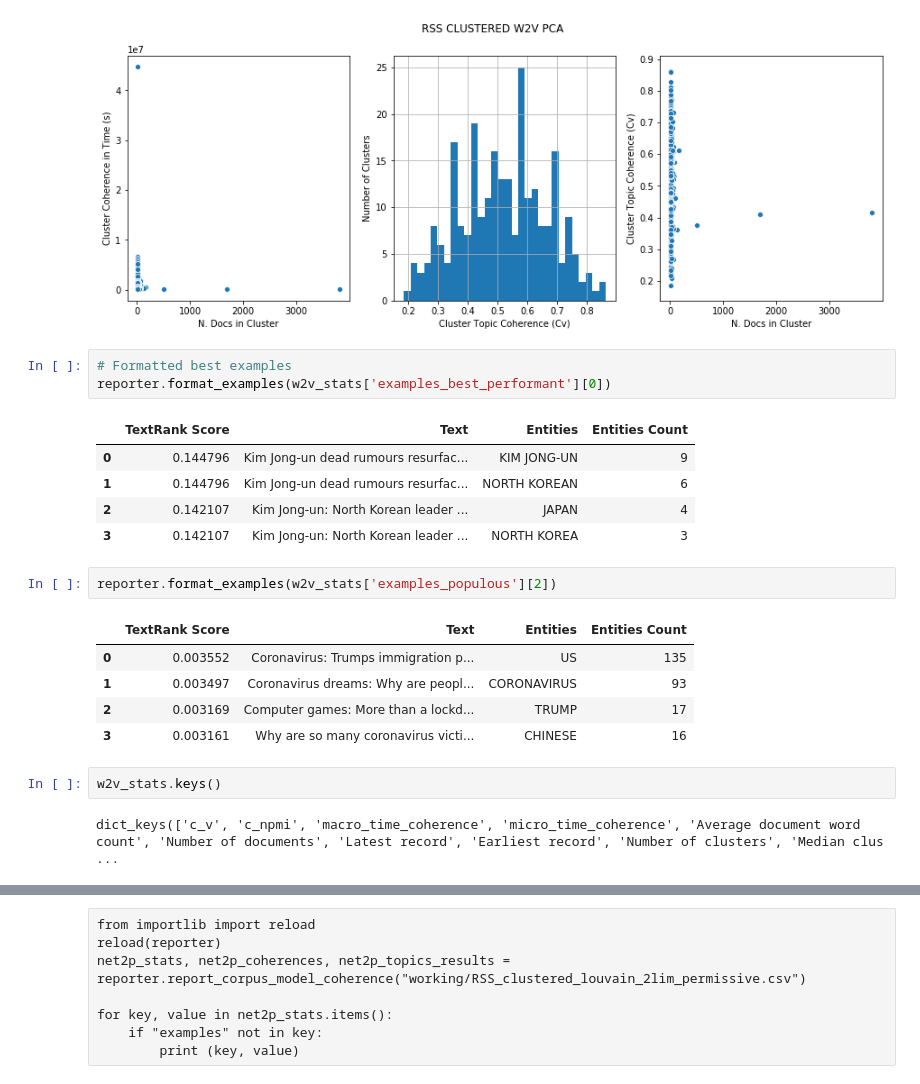
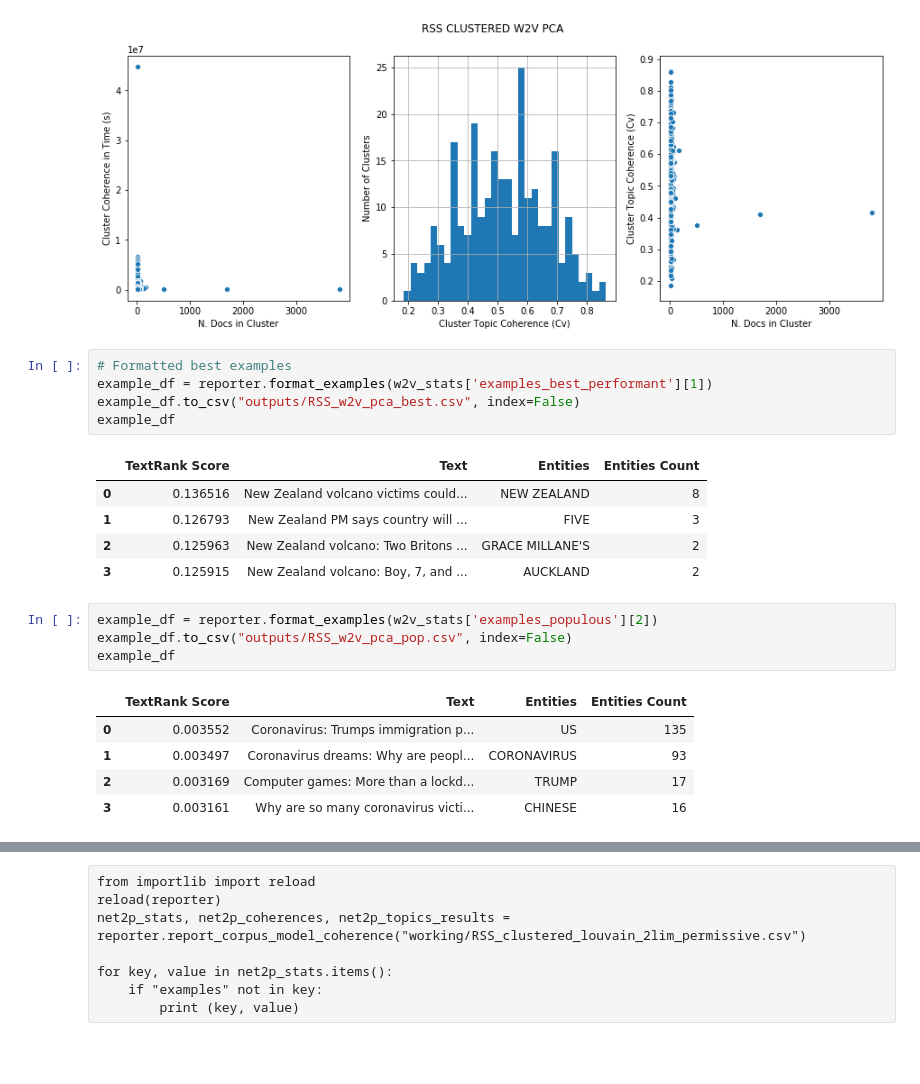
Before and after one commit to MartinChrisWood/news_crow, a Jupyter notebook: 04_clustering_metrics_RSS.ipynb, the cells around one changed output, grey strips where cells are left out. Drawn from its saved outputs; the diff is of its cells as text; blank space fills up the shorter version.

```diff
--- a/04_clustering_metrics_RSS.ipynb
+++ b/04_clustering_metrics_RSS.ipynb
@@ -33,25 +50,25 @@ Percent clustered docs 33.9
 [figure]
 # %%
 # Formatted best examples
-reporter.format_examples(w2v_stats['examples_best_performant'][0])
+example_df = reporter.format_examples(w2v_stats['examples_best_performant'][1])
+example_df.to_csv("outputs/RSS_w2v_pca_best.csv", index=False)
+example_df
 # %% [output]
 |  | TextRank Score | Text | Entities | Entities Count |
-| 0 | 0.144796 | Kim Jong-un dead rumours resurfac... | KIM JONG-UN | 9 |
-| 1 | 0.144796 | Kim Jong-un dead rumours resurfac... | NORTH KOREAN | 6 |
-| 2 | 0.142107 | Kim Jong-un: North Korean leader ... | JAPAN | 4 |
-| 3 | 0.142107 | Kim Jong-un: North Korean leader ... | NORTH KOREA | 3 |
+| 0 | 0.136516 | New Zealand volcano victims could... | NEW ZEALAND | 8 |
+| 1 | 0.126793 | New Zealand PM says country will ... | FIVE | 3 |
+| 2 | 0.125963 | New Zealand volcano: Two Britons ... | GRACE MILLANE'S | 2 |
+| 3 | 0.125915 | New Zealand volcano: Boy, 7, and ... | AUCKLAND | 2 |
-# %%
-reporter.format_examples(w2v_stats['examples_populous'][2])
-# %% [output]
-|  | TextRank Score | Text | Entities | Entities Count |
-| 0 | 0.003552 | Coronavirus: Trumps immigration p... | US | 135 |
-| 1 | 0.003497 | Coronavirus dreams: Why are peopl... | CORONAVIRUS | 93 |
-| 2 | 0.003169 | Computer games: More than a lockd... | TRUMP | 17 |
-| 3 | 0.003161 | Why are so many coronavirus victi... | CHINESE | 16 |
-# %%
-w2v_stats.keys()
-# %% [output]
-dict_keys(['c_v', 'c_npmi', 'macro_time_coherence', 'micro_time_coherence', 'Average document word count', 'Number of documents', 'Latest record', 'Earliest record', 'Number of clusters', 'Median clus ...
+# %%
+example_df = reporter.format_examples(w2v_stats['examples_populous'][2])
+example_df.to_csv("outputs/RSS_w2v_pca_pop.csv", index=False)
+example_df
+# %% [output]
+|  | TextRank Score | Text | Entities | Entities Count |
+| 0 | 0.003552 | Coronavirus: Trumps immigration p... | US | 135 |
+| 1 | 0.003497 | Coronavirus dreams: Why are peopl... | CORONAVIRUS | 93 |
+| 2 | 0.003169 | Computer games: More than a lockd... | TRUMP | 17 |
+| 3 | 0.003161 | Why are so many coronavirus victi... | CHINESE | 16 |
 # %%
 for key, value in w2v_stats.items():
     if "examples" in key:
```
Also changed, not shown: parts of 24 cells of this notebook, 28 other files.
